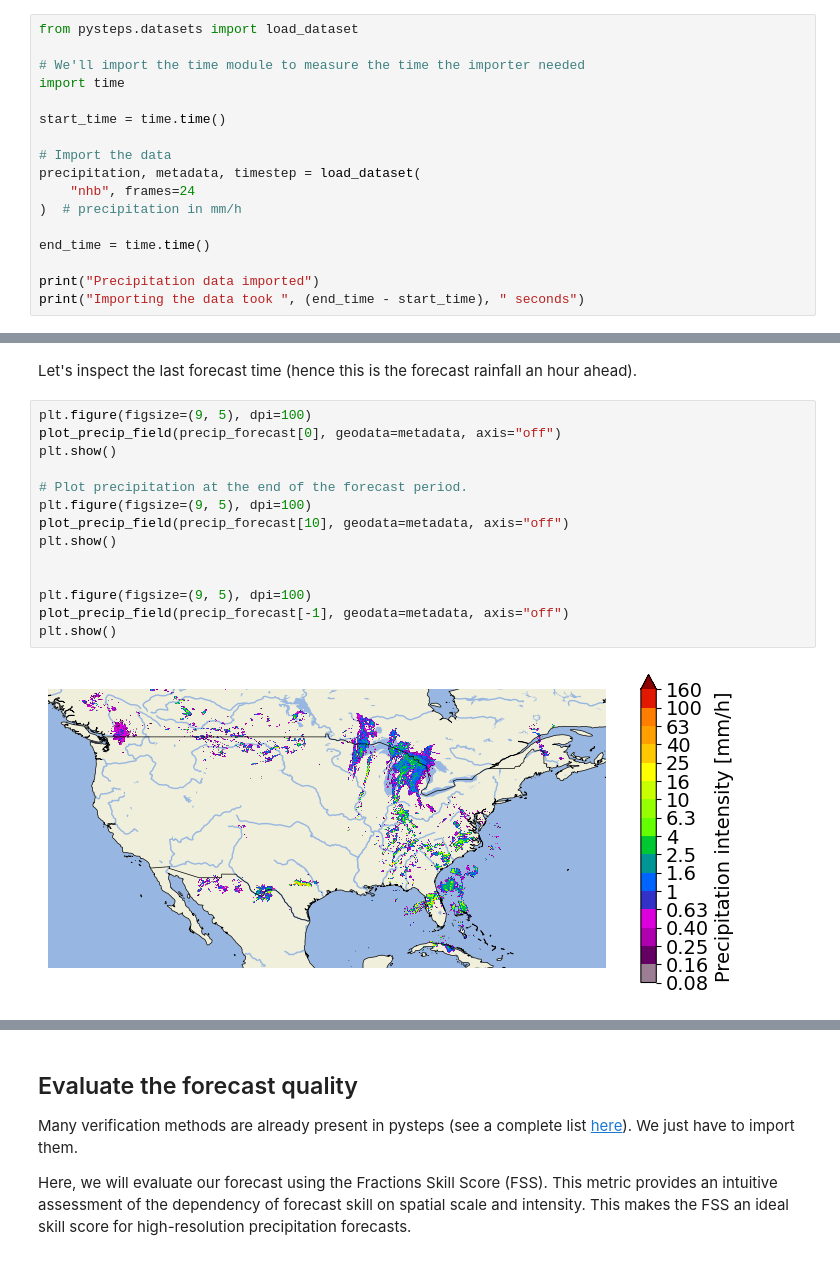
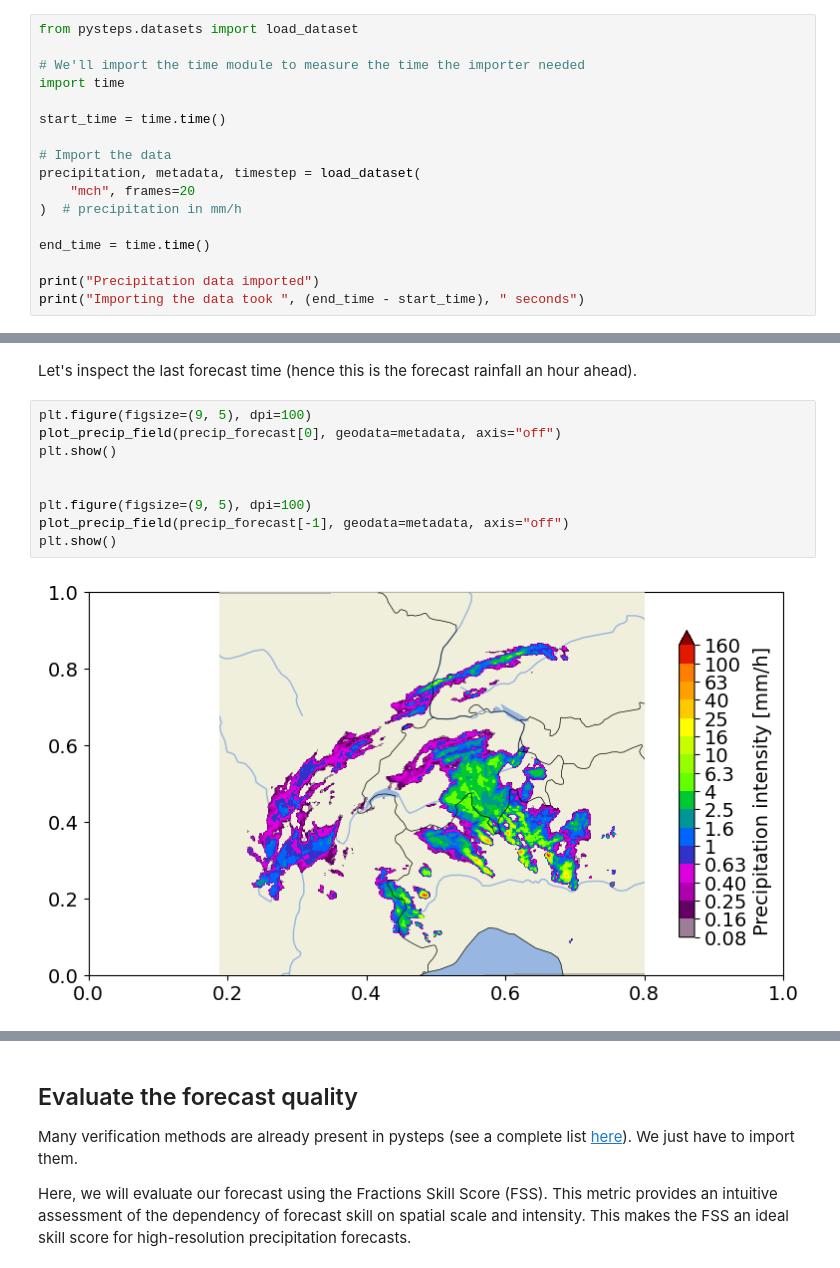
Before and after one commit to dangnguyenphuc/storm-visualizer, a Jupyter notebook: pysteps.ipynb, the cells around one changed output, grey strips where cells are left out. Drawn from its saved outputs; the diff is of its cells as text.

```diff
--- a/pysteps.ipynb
+++ b/pysteps.ipynb
@@ -105,7 +108,7 @@ start_time = time.time()
 
 # Import the data
 precipitation, metadata, timestep = load_dataset(
-    "nhb", frames=24
+    "mch", frames=20
 )  # precipitation in mm/h
 
 end_time = time.time()
@@ -407,16 +411,11 @@ Let's inspect the last forecast time (hence this is the forecast rainfall an hou
 # %%
 plt.figure(figsize=(9, 5), dpi=100)
 plot_precip_field(precip_forecast[0], geodata=metadata, axis="off")
-plt.show()
-
-# Plot precipitation at the end of the forecast period.
-plt.figure(figsize=(9, 5), dpi=100)
-plot_precip_field(precip_forecast[10], geodata=metadata, axis="off")
 plt.show()
 
 
 plt.figure(figsize=(9, 5), dpi=100)
 plot_precip_field(precip_forecast[-1], geodata=metadata, axis="off")
 plt.show()
 # %% [output]
-[figure, old version]
+[figure, new version]
```
Also changed, not shown: parts of 16 cells of this notebook, 3 other files.
